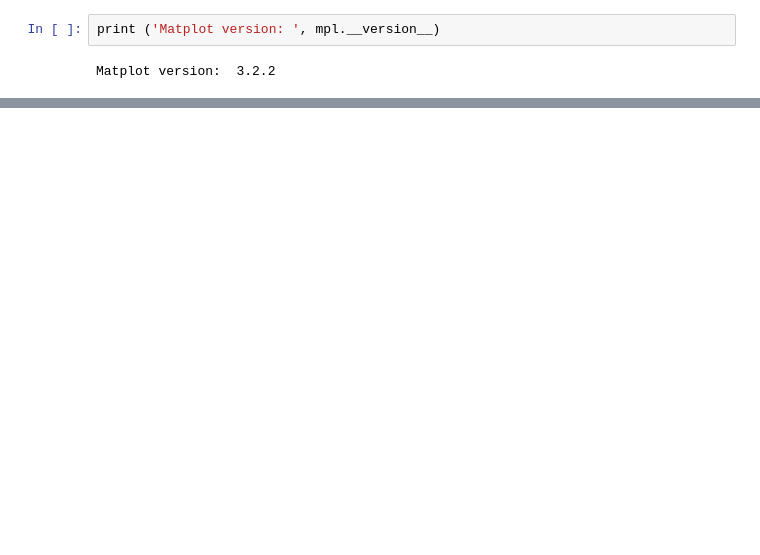
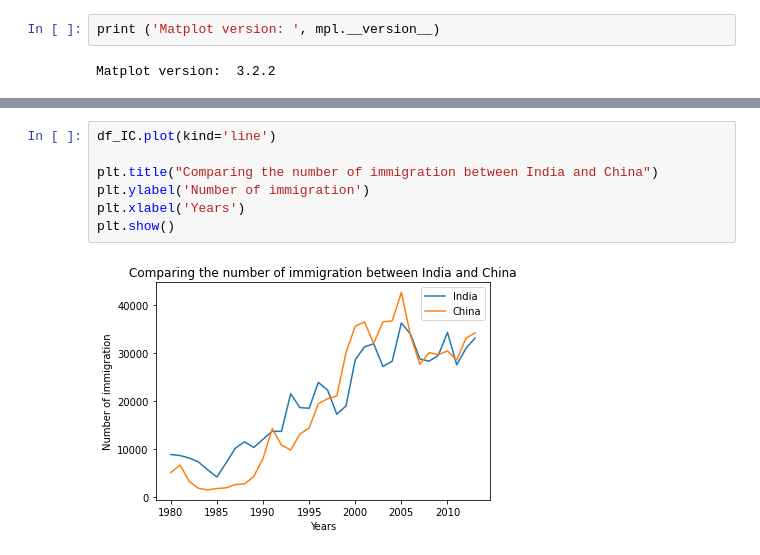
Before and after one commit to Jaeljane/Data-visualization, a Jupyter notebook: Matplotlib.ipynb, the cells around one changed output, grey strips where cells are left out. Cells and saved outputs as stored; diff of their text form; blank space fills up the shorter version.

```diff
--- a/Matplotlib.ipynb
+++ b/Matplotlib.ipynb
@@ -290,0 +330,9 @@ NameError: ignored
+# %%
+df_IC.plot(kind='line')
+
+plt.title("Comparing the number of immigration between India and China")
+plt.ylabel('Number of immigration')
+plt.xlabel('Years')
+plt.show()
+# %% [output]
+[figure, added]
```
Also changed, not shown: parts of 17 cells of this notebook.
